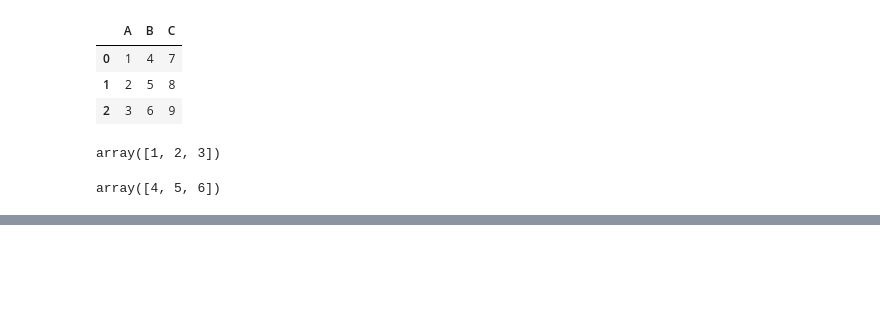
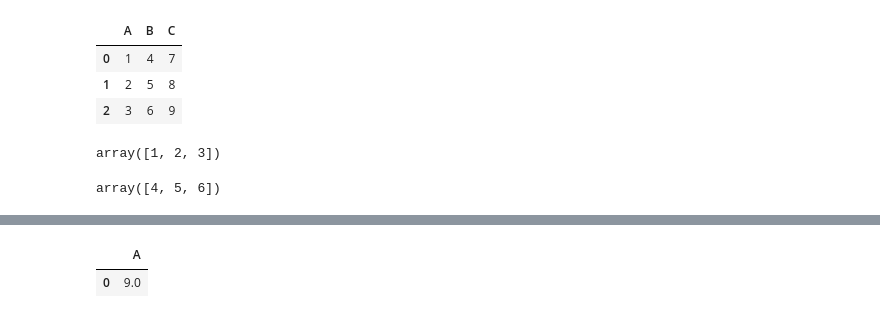
Before and after one commit to tanmaypatil/kaggle-learning, a Jupyter notebook: library_functions.ipynb, the cells around one changed output, grey strips where cells are left out. Saved outputs shown, nothing was run; the diff lists cells and outputs as text; code cells hidden in the pictures; blank space fills up the shorter version.

```diff
--- a/library_functions.ipynb
+++ b/library_functions.ipynb
@@ -271,0 +308,5 @@ array([4, 5, 6])
+# %%
+df.mode()
+# %% [output]
+|  | A |
+| 0 | 9.0 |
```
Also changed, not shown: parts of 7 cells of this notebook, 1 other file.
